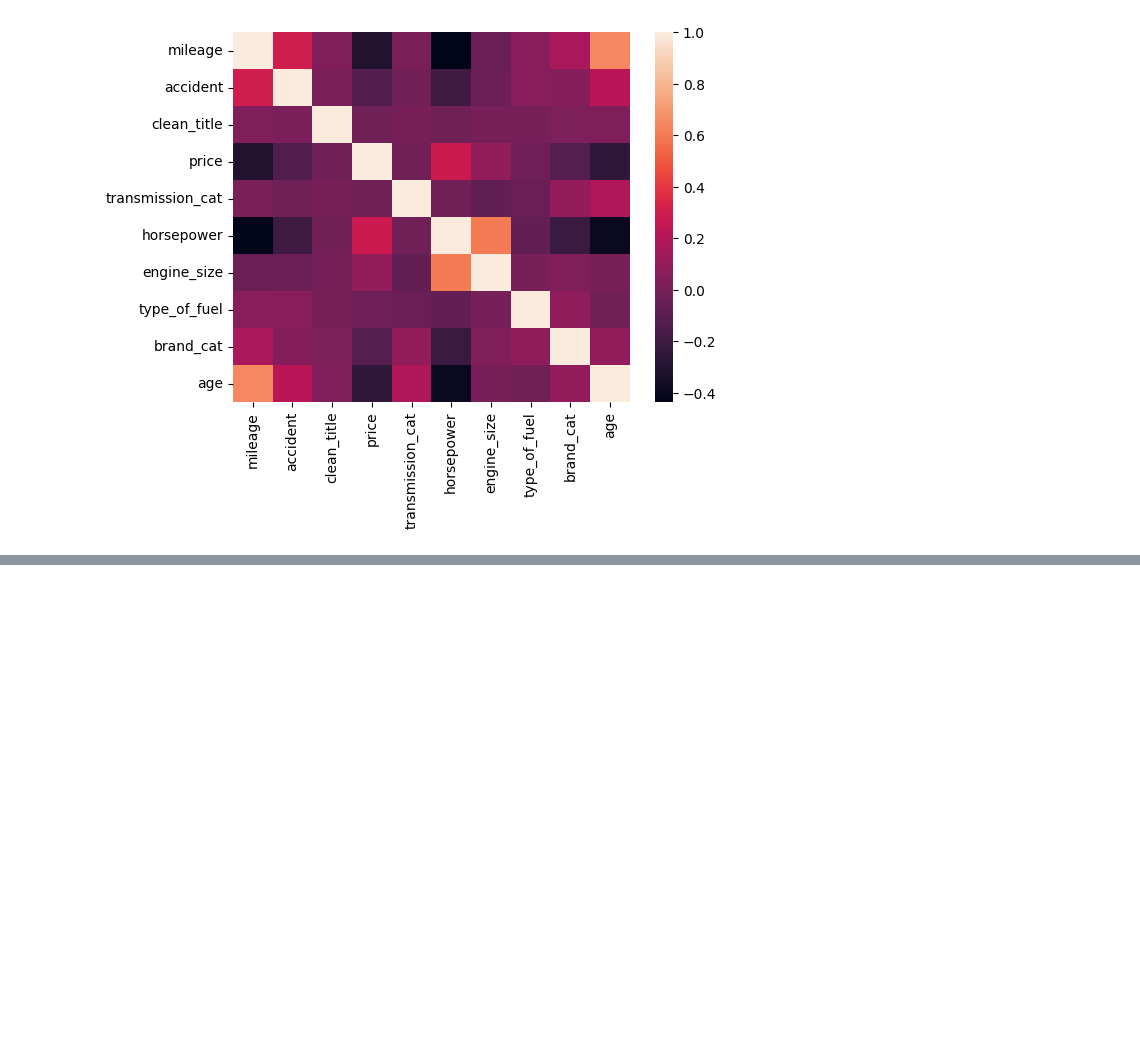
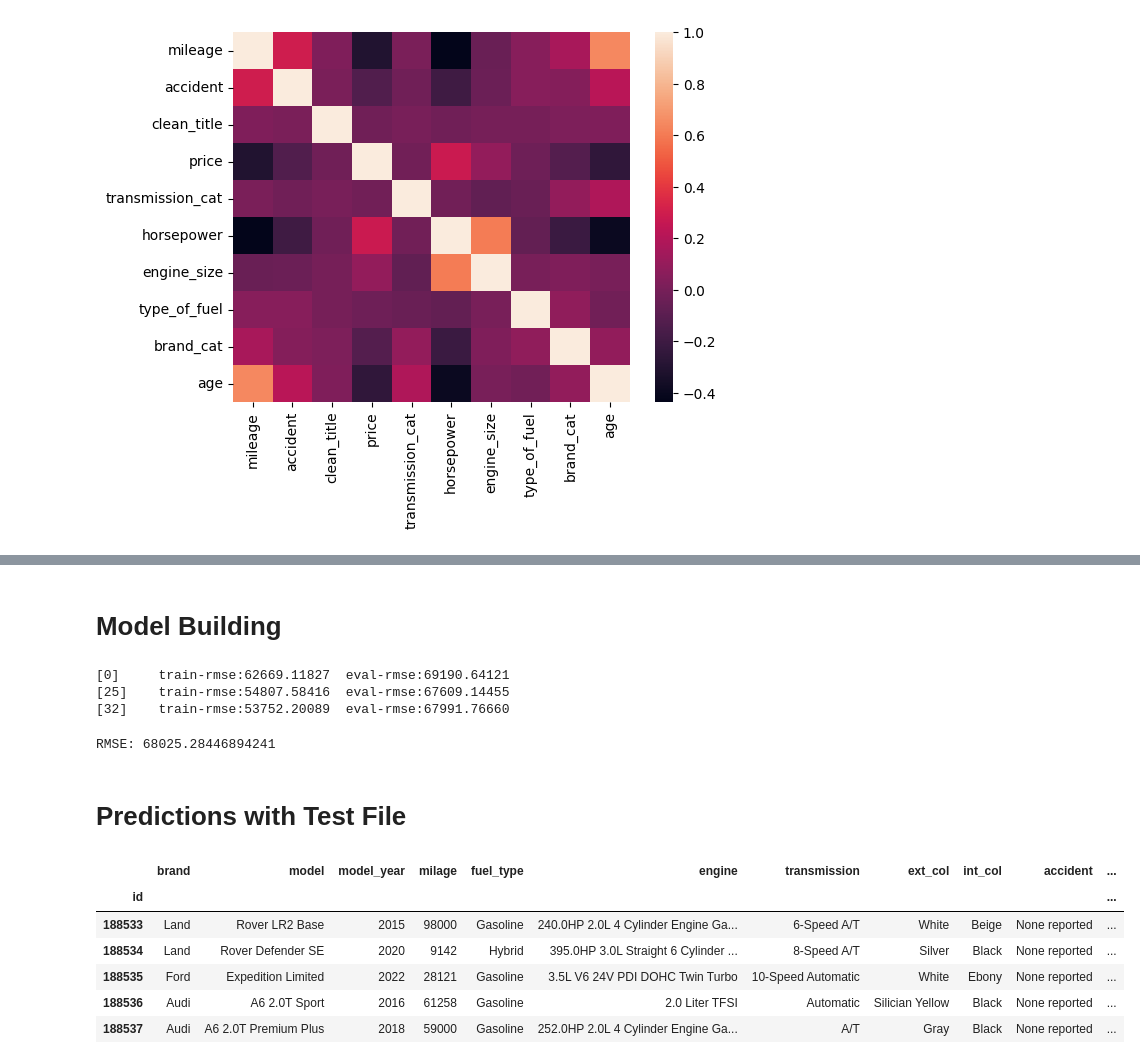
Before and after one commit to aneesakram/regression-of-used-car-prices, a Jupyter notebook: carPriceReg.ipynb, the cells around one changed output, grey strips where cells are left out. Saved outputs shown, nothing was run; the diff lists cells and outputs as text; code cells hidden in the pictures; blank space fills up the shorter version.

Commit message:
Predictions with XGboost model

```diff
--- a/carPriceReg.ipynb
+++ b/carPriceReg.ipynb
@@ -550,0 +464,2 @@ Mean Squared Error: 3912915454.771682
+# %% [markdown]
+# Model Building
@@ -550,0 +471,40 @@ Mean Squared Error: 3912915454.771682
+# %%
+dtrain_reg = xgb.DMatrix(X_train, y_train)
+dtest_reg = xgb.DMatrix(X_test, y_test)
+
+params = {"objective" : "reg:squarederror", "tree_method" : "hist", "device" : "cuda"}
+
+evals = [(dtrain_reg, 'train'), (dtest_reg, 'eval')]
+
+xgb_model = xgb.train(
+    params=params,
+    dtrain=dtrain_reg,
+    num_boost_round=500,
+    evals=evals,
+    verbose_eval=25,
+    early_stopping_rounds=25,
+)
+# %% [output]
+[0]     train-rmse:62669.11827  eval-rmse:69190.64121
+[25]    train-rmse:54807.58416  eval-rmse:67609.14455
+[32]    train-rmse:53752.20089  eval-rmse:67991.76660
+# %%
+preds = xgb_model.predict(dtest_reg)
+
+rmse_xgb = root_mean_squared_error(y_test, preds)
+print(f"RMSE: {rmse_xgb}")
+# %% [output]
+RMSE: 68025.28446894241
+# %% [markdown]
+# Predictions with Test File
+# %%
+test_df = pd.read_csv('./datasets/test.csv', index_col='id')
+test_df.head()
+# %% [output]
+|  | brand | model | model_year | milage | fuel_type | engine | transmission | ext_col | int_col | accident | ... |
+| id |  |  |  |  |  |  |  |  |  |  | ... |
+| 188533 | Land | Rover LR2 Base | 2015 | 98000 | Gasoline | 240.0HP 2.0L 4 Cylinder Engine Ga... | 6-Speed A/T | White | Beige | None reported | ... |
+| 188534 | Land | Rover Defender SE | 2020 | 9142 | Hybrid | 395.0HP 3.0L Straight 6 Cylinder ... | 8-Speed A/T | Silver | Black | None reported | ... |
+| 188535 | Ford | Expedition Limited | 2022 | 28121 | Gasoline | 3.5L V6 24V PDI DOHC Twin Turbo | 10-Speed Automatic | White | Ebony | None reported | ... |
+| 188536 | Audi | A6 2.0T Sport | 2016 | 61258 | Gasoline | 2.0 Liter TFSI | Automatic | Silician Yellow | Black | None reported | ... |
+| 188537 | Audi | A6 2.0T Premium Plus | 2018 | 59000 | Gasoline | 252.0HP 2.0L 4 Cylinder Engine Ga... | A/T | Gray | Black | None reported | ... |
```
Also changed, not shown: parts of 19 cells of this notebook, 1 other file.
